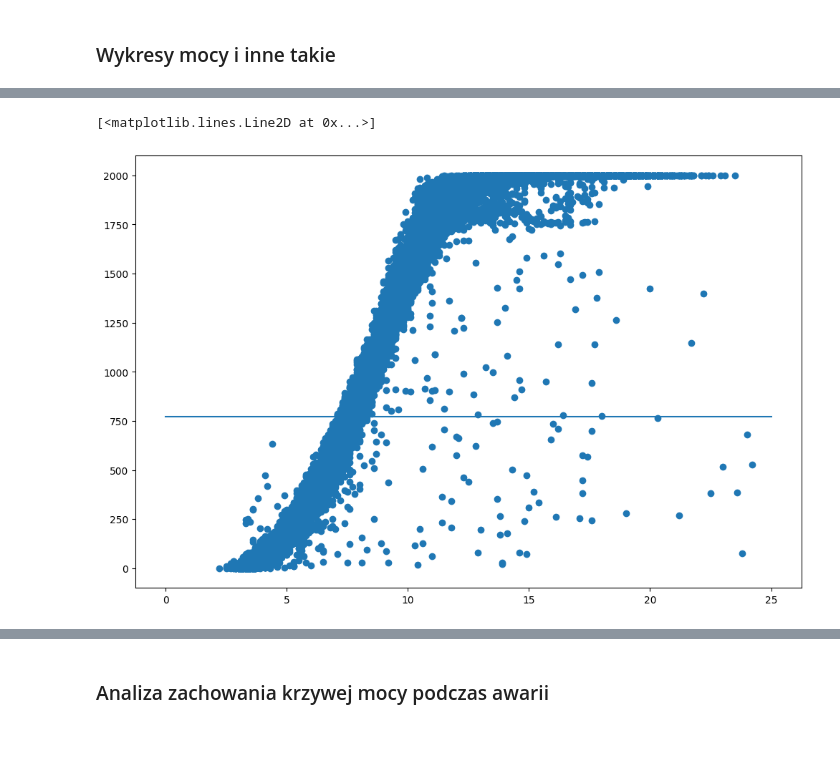
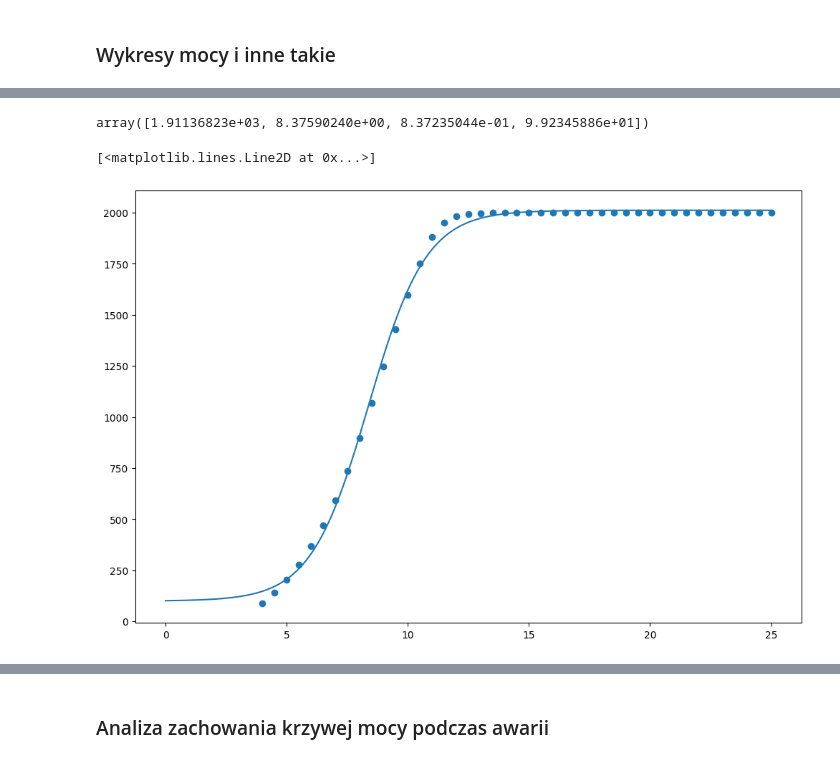
Before and after one commit to AntoniKedzierski/Windfarm, a Jupyter notebook: data_exploration.ipynb, the cells around one changed output, grey strips where cells are left out. Saved outputs shown, nothing was run; the diff lists cells and outputs as text; code cells hidden in the pictures.

```diff
--- a/data_exploration.ipynb
+++ b/data_exploration.ipynb
@@ -78,11 +73,18 @@ y_data = signals_T01.loc[signals_T01.Grd_Prod_Pwr_Avg >= 0, "Grd_Prod_Pwr_Avg"]
+# %%
+power_curve = pd.read_csv("data/Power_curve.csv")
+x_data = power_curve.iloc[:, 0]
+y_data = power_curve.iloc[:, 1]
 # %%
 init_state = [max(y_data), np.median(x_data), 1, min(y_data)]
 popt, pcov = curve_fit(sigmoid_curve, x_data, y_data, method="dogbox")
+popt
+# %% [output]
+array([1.91136823e+03, 8.37590240e+00, 8.37235044e-01, 9.92345886e+01])
 # %%
 plt.scatter(x_data, y_data)
 x = np.linspace(0, 25, 1000)
-y = sigmoid_curve(x, *popt)
+y = power_curve(x)
 plt.plot(x, y)
 # %% [output]
 [<matplotlib.lines.Line2D at 0x...>]
-[figure, old version]
+[figure, new version]
```
Also changed, not shown: parts of 31 cells of this notebook, 1 other file.
